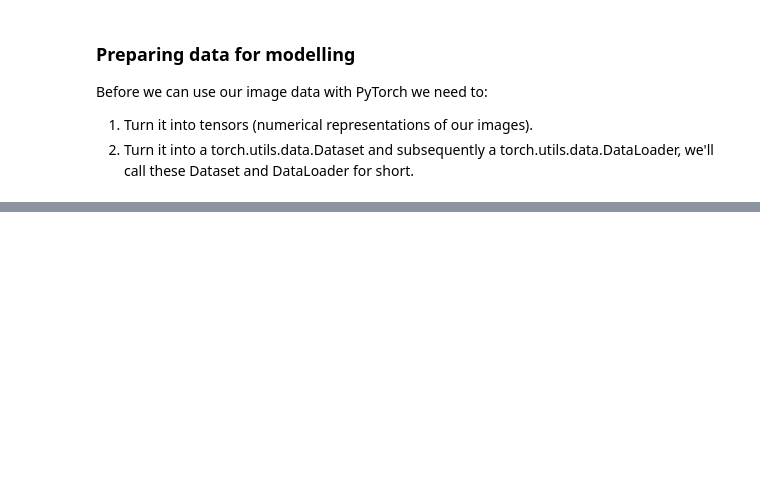
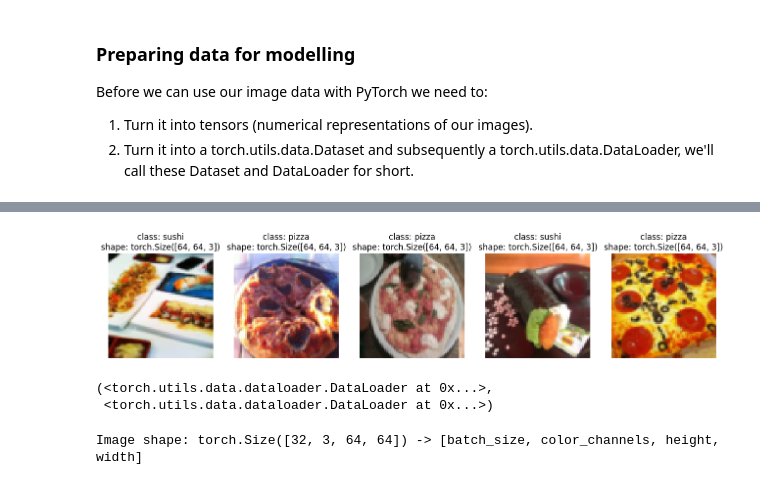
Before and after one commit to haarmeggido/pytorch_learning, a Jupyter notebook: pytorch_04.ipynb, the cells around one changed output, grey strips where cells are left out. Saved outputs shown, nothing was run; the diff lists cells and outputs as text; code cells hidden in the pictures; blank space fills up the shorter version.

Commit message:
next

```diff
--- a/pytorch_04.ipynb
+++ b/pytorch_04.ipynb
@@ -205,0 +364,22 @@ len(train_dataloader), len(test_dataloader)
+# %%
+display_random_images(train_dataset, classes=train_dataset.classes, n=5, display_shape=True, seed=42)
+# %% [output]
+[figure, added]
+# %%
+# turn the custom dataset into a dataloader
+from torch.utils.data import DataLoader
+BATCH_SIZE = 32
+
+train_dataloader_custom = torch.utils.data.DataLoader(train_data_custom, batch_size=BATCH_SIZE, shuffle=True)
+test_dataloader_custom = torch.utils.data.DataLoader(test_data_custom, batch_size=BATCH_SIZE, shuffle=False)
+
+train_dataloader_custom, test_dataloader_custom
+# %% [output]
+(<torch.utils.data.dataloader.DataLoader at 0x...>,
+ <torch.utils.data.dataloader.DataLoader at 0x...>)
+# %%
+img_custom = next(iter(train_dataloader_custom))[0]
+
+print(f"Image shape: {img_custom.shape} -> [batch_size, color_channels, height, width]")
+# %% [output]
+Image shape: torch.Size([32, 3, 64, 64]) -> [batch_size, color_channels, height, width]
```
Also changed, not shown: parts of 18 cells of this notebook, 2 other files.
